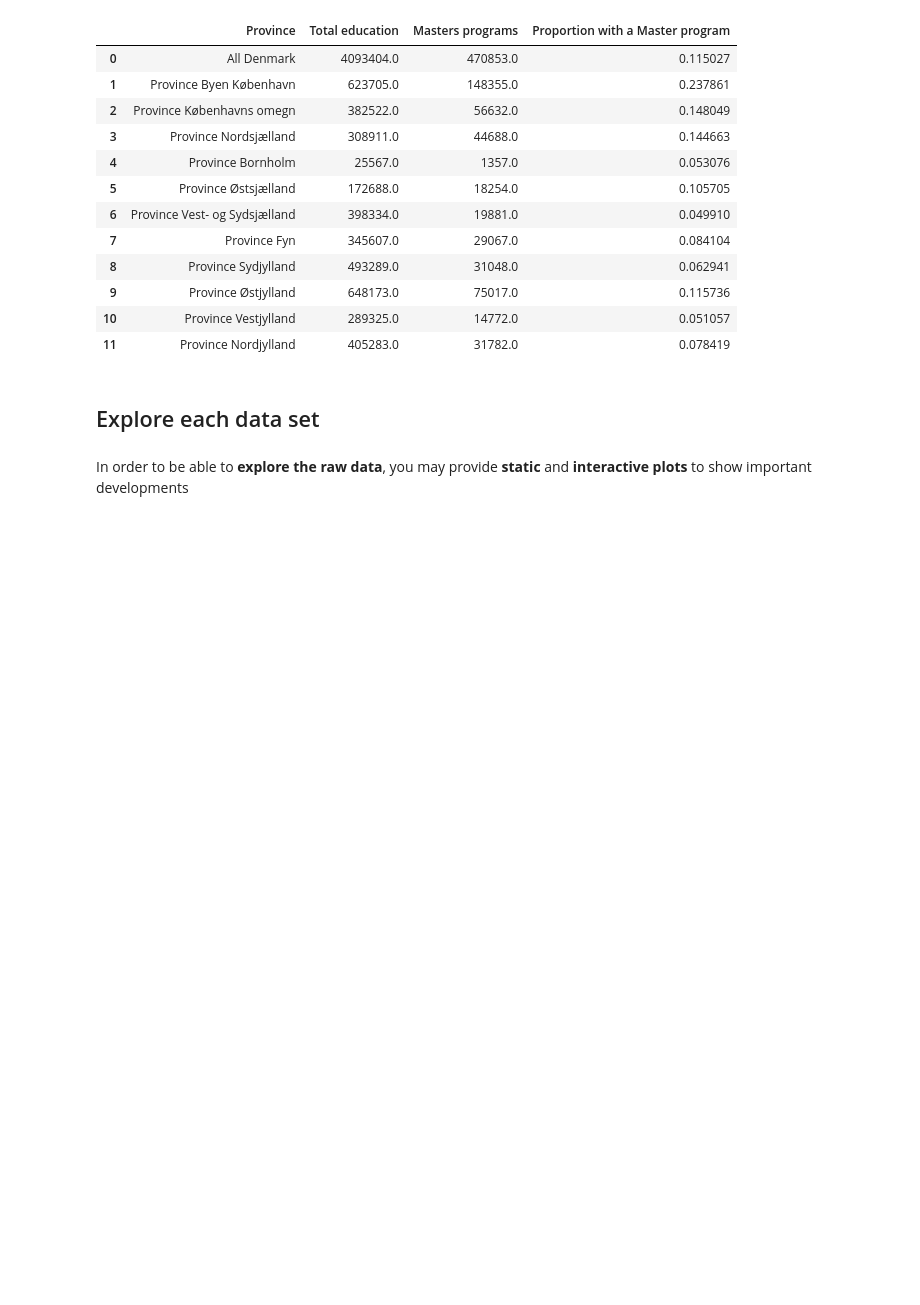
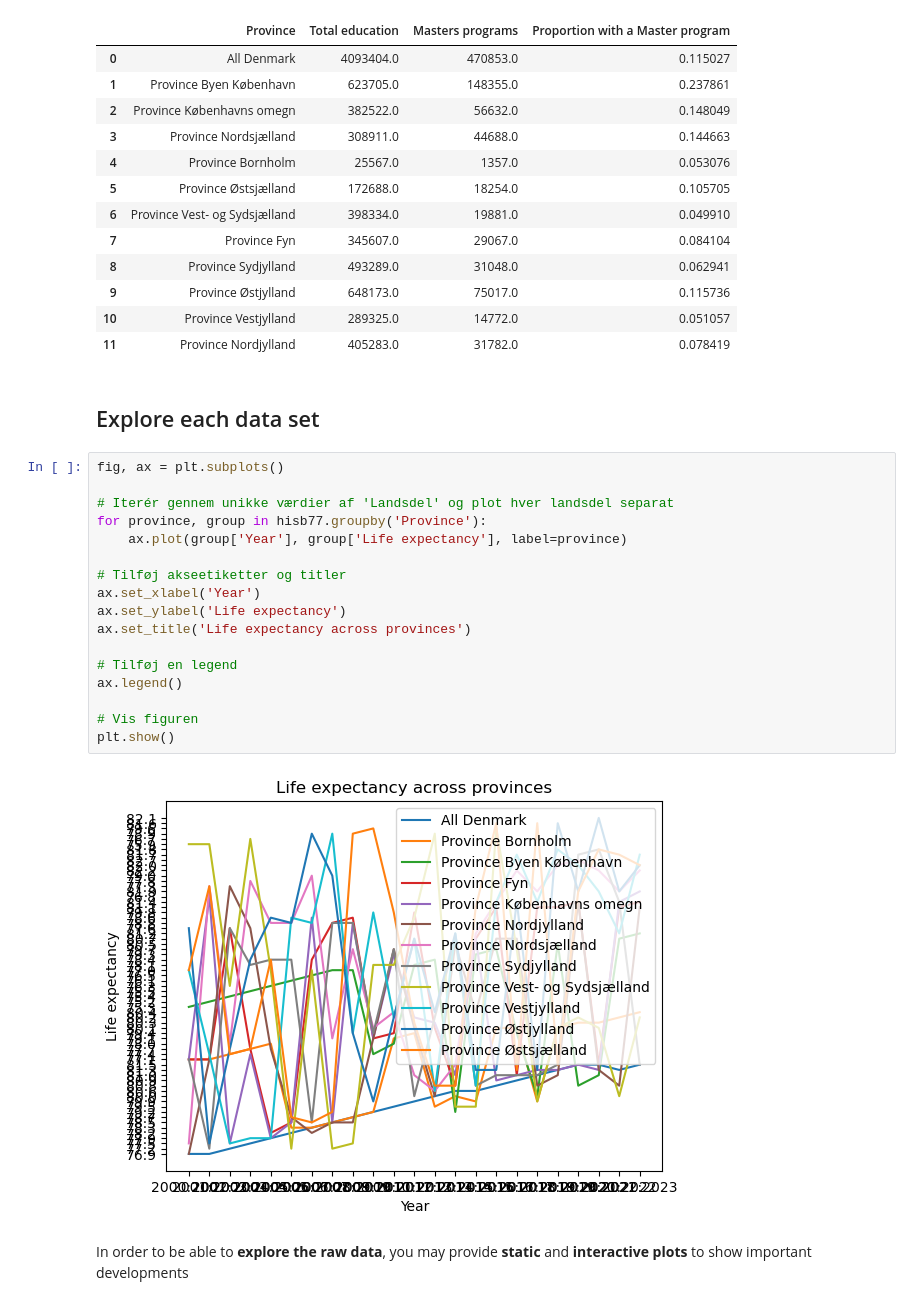
Before and after one commit to NumEconCopenhagen/projects-2024-sarah-og-pernille, a Jupyter notebook: dataproject/dataproject.ipynb, the cells around one changed output. Drawn from its saved outputs; the diff is of its cells as text; blank space fills up the shorter version.

```diff
--- a/dataproject/dataproject.ipynb
+++ b/dataproject/dataproject.ipynb
@@ -218,6 +221,25 @@ display(education)
 | 11 | Province Nordjylland | 405283.0 | 31782.0 | 0.078419 |
 # %% [markdown]
 ## Explore each data set
+# %%
+fig, ax = plt.subplots()
+
+# Iterér gennem unikke værdier af 'Landsdel' og plot hver landsdel separat
+for province, group in hisb77.groupby('Province'):
+    ax.plot(group['Year'], group['Life expectancy'], label=province)
+
+# Tilføj akseetiketter og titler
+ax.set_xlabel('Year')
+ax.set_ylabel('Life expectancy')
+ax.set_title('Life expectancy across provinces')
+
+# Tilføj en legend
+ax.legend()
+
+# Vis figuren
+plt.show()
+# %% [output]
+[figure, added]
 # %% [markdown]
 In order to be able to **explore the raw data**, you may provide **static** and **interactive plots** to show important developments
 # %% [markdown]
```
Also changed, not shown: parts of 4 cells of this notebook.
